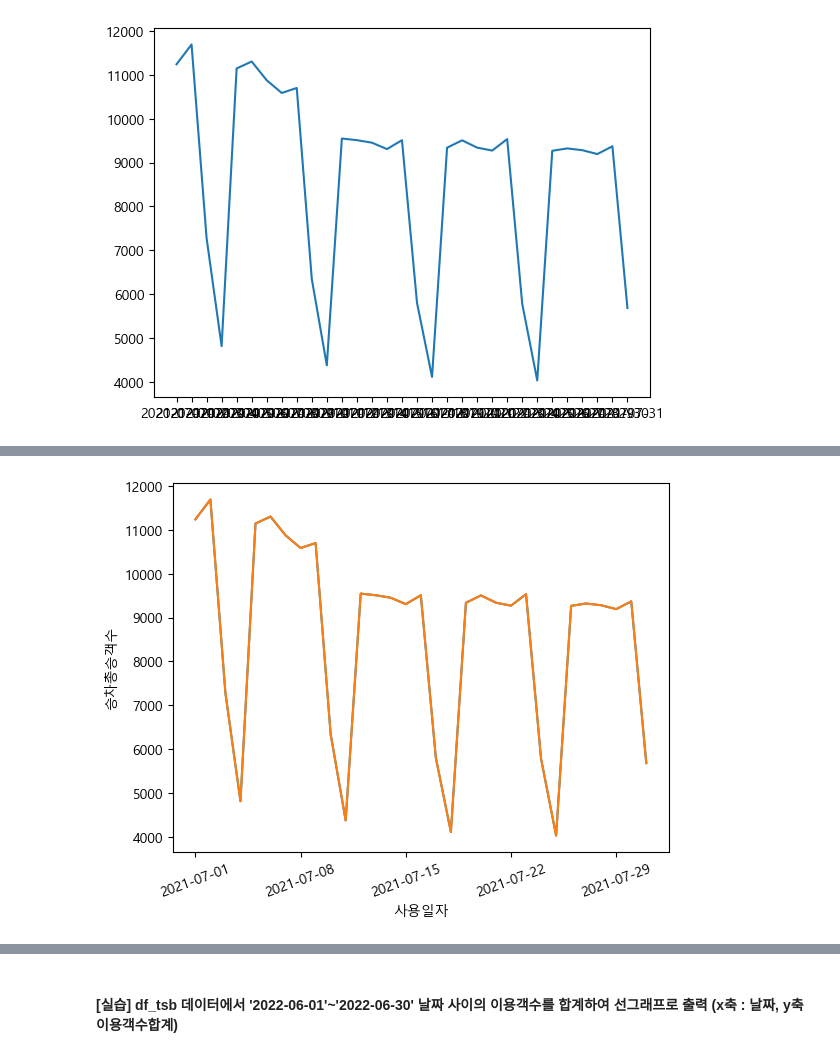
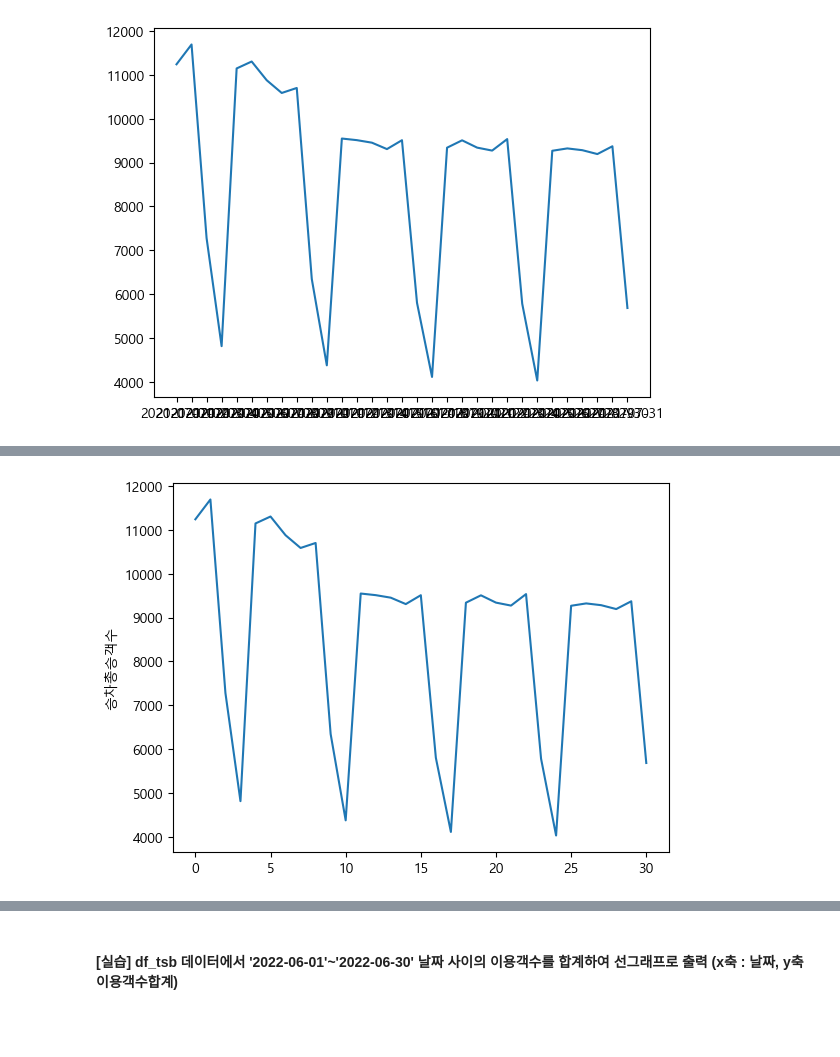
Before and after one commit to dnjsclf145/CDsamsung, a Jupyter notebook: 실습자료/06_데이터 시각화.ipynb, the cells around one changed output, grey strips where cells are left out. Cells and saved outputs as stored; diff of their text form; code cells hidden in the pictures; blank space fills up the shorter version.

```diff
--- a/실습자료/06_데이터 시각화.ipynb
+++ b/실습자료/06_데이터 시각화.ipynb
@@ -148,7 +135,7 @@ plt.show()
 # %%
 # barplot() 함수로 막대그래프 생성
-g = sns.lineplot(data = g_subway, x = g_subway.index, y='승차총승객수')
-# g.set_xticklabels(labels=g_subway.index, rotation=30)
+x = range(len(g_subway.index))
+g = sns.lineplot(data = g_subway, x = x, y='승차총승객수')
 plt.show()
 # %% [output]
-[figure, old version]
+[figure, new version]
```
Also changed, not shown: parts of 14 cells of this notebook, 6 other files.
